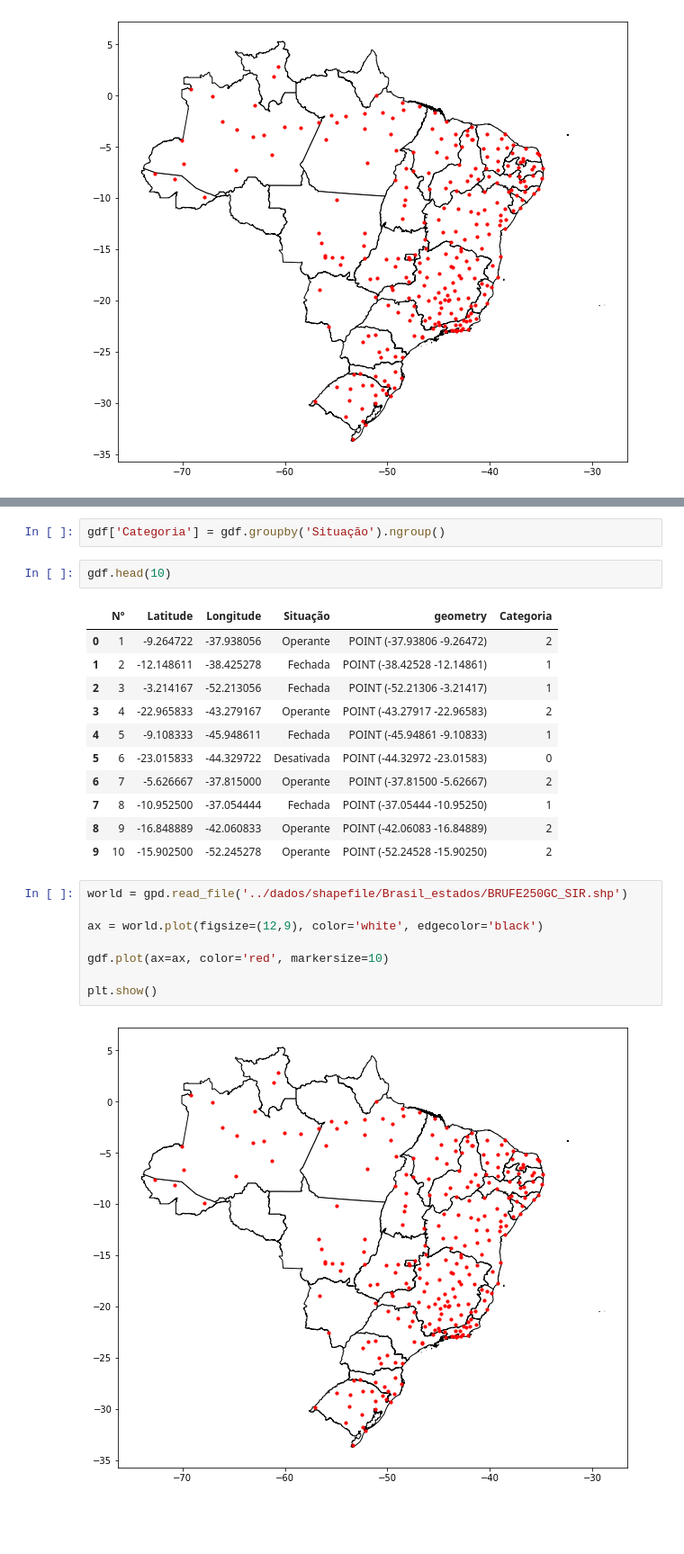
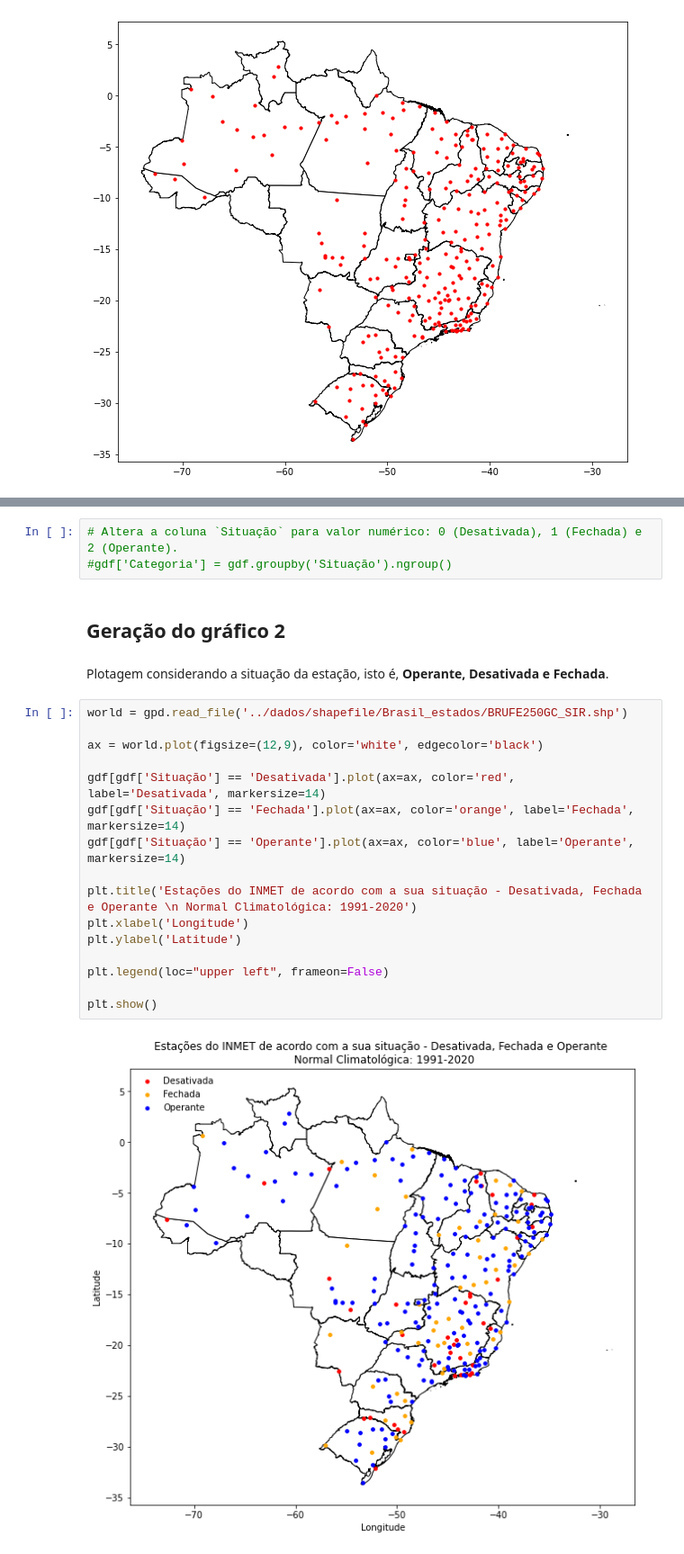
Before and after one commit to jgmsantos/projetospython, a Jupyter notebook: inmet/analise_exploratoria.ipynb, the cells around one changed output, grey strips where cells are left out. Shown at 90% size. Saved outputs shown, nothing was run; the diff lists cells and outputs as text; blank space fills up the shorter version.

```diff
--- a/inmet/analise_exploratoria.ipynb
+++ b/inmet/analise_exploratoria.ipynb
@@ -227,26 +231,25 @@ Altera a coluna `Situação` para valor numérico: 0 (Desativada), 1 (Fechada) e
-# %%
-gdf['Categoria'] = gdf.groupby('Situação').ngroup()
-# %%
-gdf.head(10)
-# %% [output]
-|  | Nº | Latitude | Longitude | Situação | geometry | Categoria |
-| 0 | 1 | -9.264722 | -37.938056 | Operante | POINT (-37.93806 -9.26472) | 2 |
-| 1 | 2 | -12.148611 | -38.425278 | Fechada | POINT (-38.42528 -12.14861) | 1 |
-| 2 | 3 | -3.214167 | -52.213056 | Fechada | POINT (-52.21306 -3.21417) | 1 |
-| 3 | 4 | -22.965833 | -43.279167 | Operante | POINT (-43.27917 -22.96583) | 2 |
-| 4 | 5 | -9.108333 | -45.948611 | Fechada | POINT (-45.94861 -9.10833) | 1 |
-| 5 | 6 | -23.015833 | -44.329722 | Desativada | POINT (-44.32972 -23.01583) | 0 |
-| 6 | 7 | -5.626667 | -37.815000 | Operante | POINT (-37.81500 -5.62667) | 2 |
-| 7 | 8 | -10.952500 | -37.054444 | Fechada | POINT (-37.05444 -10.95250) | 1 |
-| 8 | 9 | -16.848889 | -42.060833 | Operante | POINT (-42.06083 -16.84889) | 2 |
-| 9 | 10 | -15.902500 | -52.245278 | Operante | POINT (-52.24528 -15.90250) | 2 |
+# %%
+# Altera a coluna `Situação` para valor numérico: 0 (Desativada), 1 (Fechada) e 2 (Operante).
+#gdf['Categoria'] = gdf.groupby('Situação').ngroup()
+# %% [markdown]
+## Geração do gráfico 2
+# %% [markdown]
+Plotagem considerando a situação da estação, isto é, **Operante, Desativada e Fechada**.
 # %%
 world = gpd.read_file('../dados/shapefile/Brasil_estados/BRUFE250GC_SIR.shp')
 
 ax = world.plot(figsize=(12,9), color='white', edgecolor='black')
 
-gdf.plot(ax=ax, color='red', markersize=10)
+gdf[gdf['Situação'] == 'Desativada'].plot(ax=ax, color='red', label='Desativada', markersize=14)
+gdf[gdf['Situação'] == 'Fechada'].plot(ax=ax, color='orange', label='Fechada', markersize=14)
+gdf[gdf['Situação'] == 'Operante'].plot(ax=ax, color='blue', label='Operante', markersize=14)
+
+plt.title('Estações do INMET de acordo com a sua situação - Desativada, Fechada e Operante \n Normal Climatológica: 1991-2020')
+plt.xlabel('Longitude')
+plt.ylabel('Latitude')
+
+plt.legend(loc="upper left", frameon=False)
 
 plt.show()
 # %% [output]
-[figure, old version]
+[figure, new version]
```
Also changed, not shown: parts of 9 cells of this notebook.
